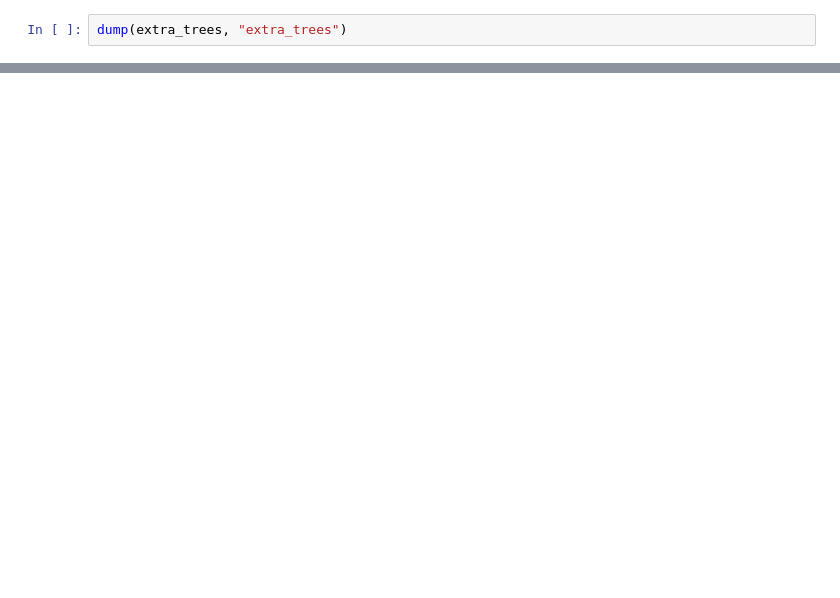
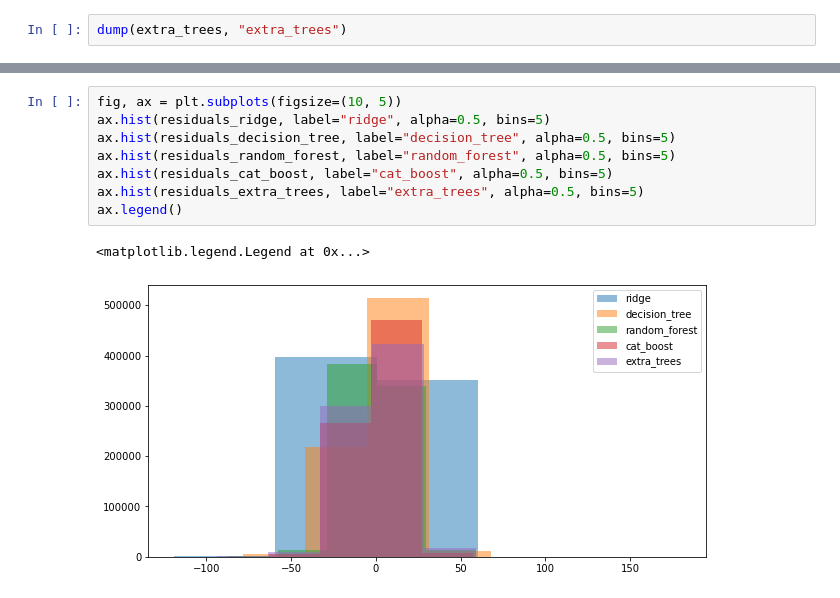
Before and after one commit to Projects-42/kaggle, a Jupyter notebook: Predict Podcast Listening Time/notebook.ipynb, the cells around one changed output, grey strips where cells are left out. Saved outputs shown, nothing was run; the diff lists cells and outputs as text; blank space fills up the shorter version.

```diff
--- a/Predict Podcast Listening Time/notebook.ipynb
+++ b/Predict Podcast Listening Time/notebook.ipynb
@@ -793,0 +940,11 @@ cat_boost_grid.fit(X, y)
+# %%
+fig, ax = plt.subplots(figsize=(10, 5))
+ax.hist(residuals_ridge, label="ridge", alpha=0.5, bins=5)
+ax.hist(residuals_decision_tree, label="decision_tree", alpha=0.5, bins=5)
+ax.hist(residuals_random_forest, label="random_forest", alpha=0.5, bins=5)
+ax.hist(residuals_cat_boost, label="cat_boost", alpha=0.5, bins=5)
+ax.hist(residuals_extra_trees, label="extra_trees", alpha=0.5, bins=5)
+ax.legend()
+# %% [output]
+<matplotlib.legend.Legend at 0x...>
+[figure, added]
```
Also changed, not shown: parts of 42 cells of this notebook, 20 other files.
